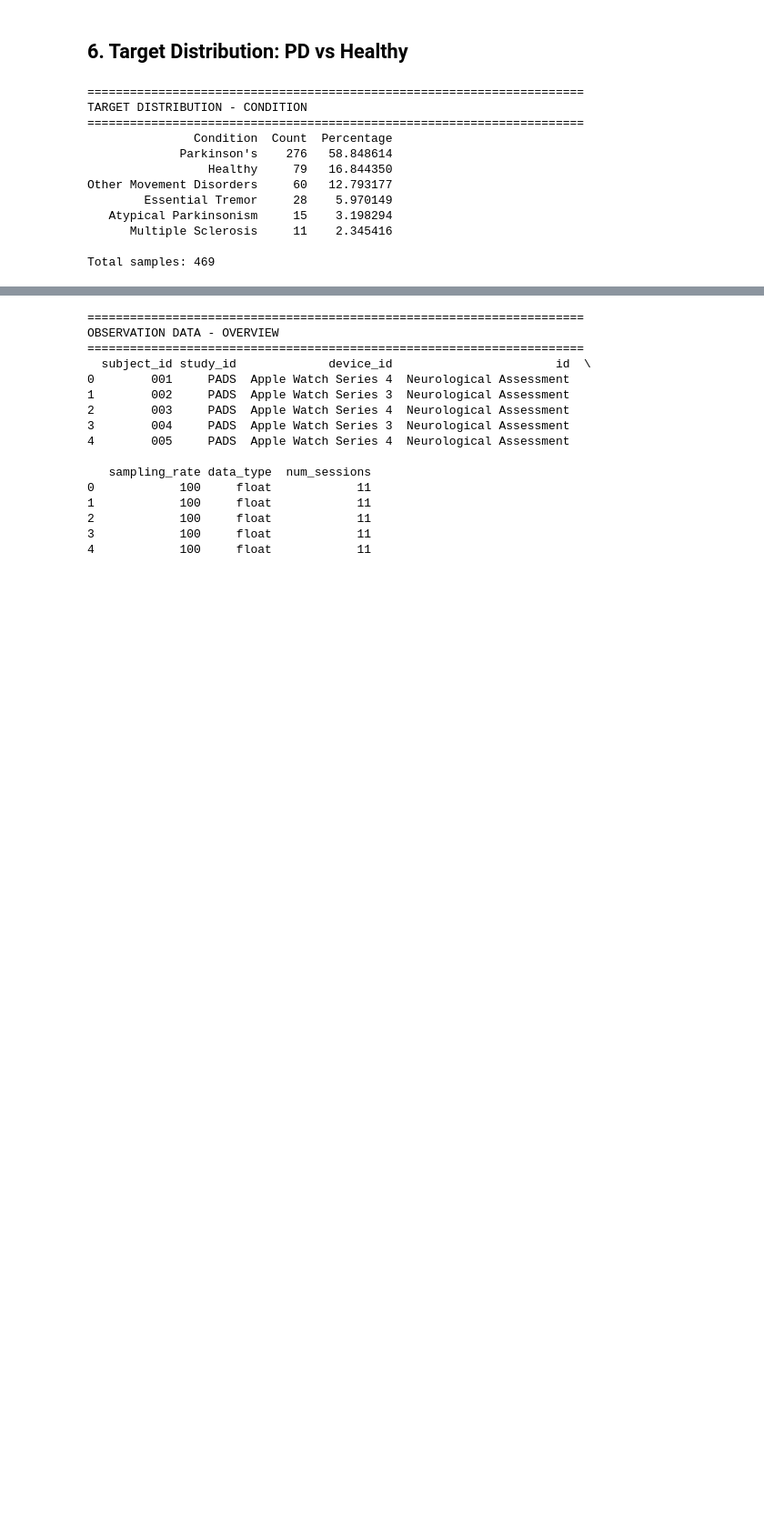
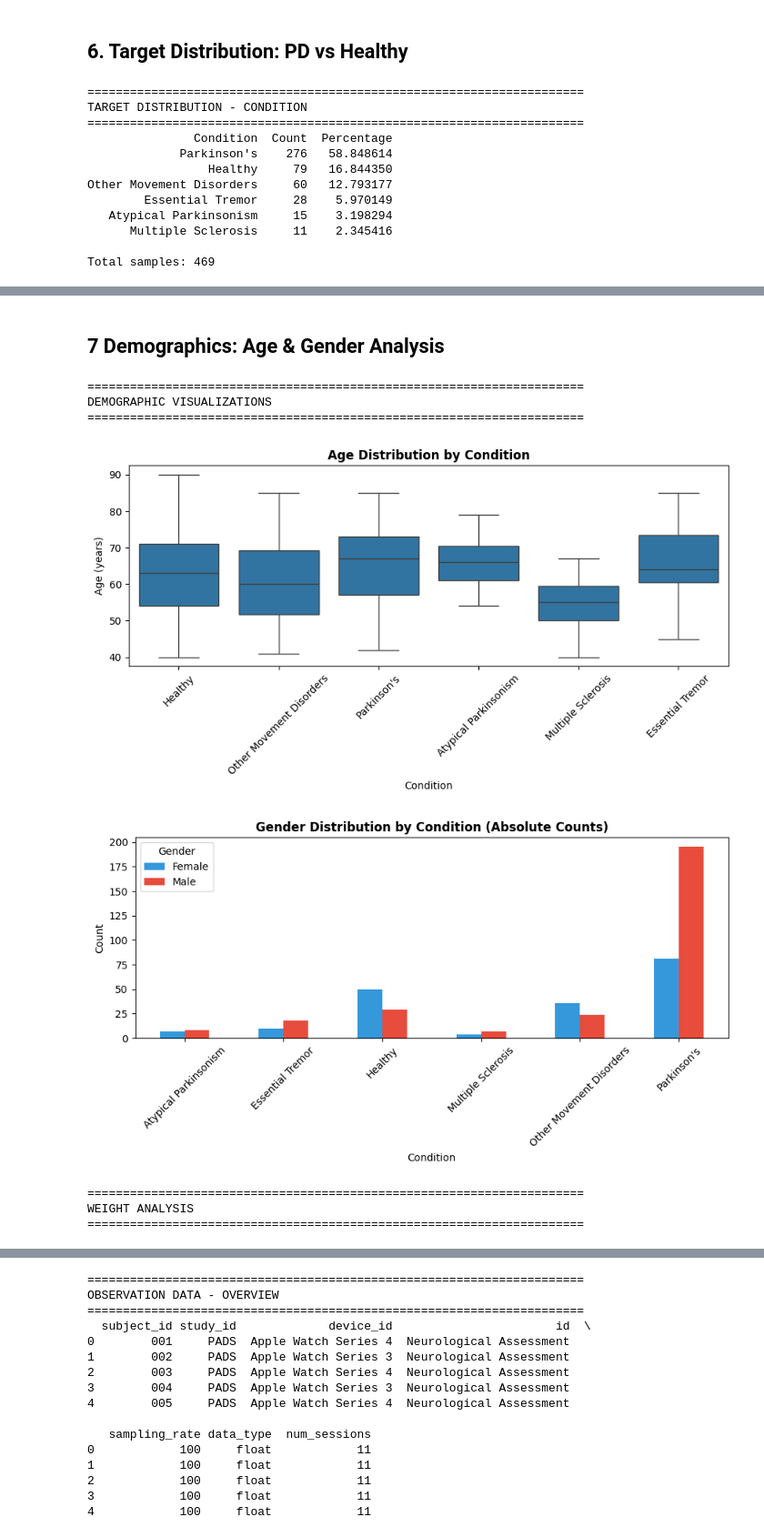
Before and after one commit to PaoloFabbri8/Behavioral-Health-Informatic-Project, a Jupyter notebook: notebooks/01_data_exploration/01_dataset_overview.ipynb, the cells around one changed output, grey strips where cells are left out. Shown at 91% size. Drawn from its saved outputs; the diff is of its cells as text; code cells hidden in the pictures; blank space fills up the shorter version.

Commit message:
Modified the feature engineering part
- Defined 3 feature subsets (Sensors, Questionnaires, Combined).
- Minor improvements to data exploration.

```diff
--- a/notebooks/01_data_exploration/01_dataset_overview.ipynb
+++ b/notebooks/01_data_exploration/01_dataset_overview.ipynb
@@ -237,0 +239,64 @@ plt.show()
+# %% [markdown]
+## 7 Demographics: Age & Gender Analysis
+# %%
+print("=" * 70)
+print("DEMOGRAPHIC VISUALIZATIONS")
+print("=" * 70)
+
+figures_dir = Path('../..') / 'results' / 'figures'
+figures_dir.mkdir(parents=True, exist_ok=True)
+
+# 1. Age distribution by condition (boxplot)
+fig, ax = plt.subplots(figsize=(9, 5))
+
+sns.boxplot(data=df_patients, x='condition', y='age', ax=ax)
+ax.set_title('Age Distribution by Condition', fontsize=12, fontweight='bold')
+ax.set_xlabel('Condition')
+ax.set_ylabel('Age (years)')
+ax.tick_params(axis='x', rotation=45)
+
+plt.tight_layout()
+plt.savefig(figures_dir / 'age_distribution_by_condition.png', dpi=180, bbox_inches='tight')
+plt.show()
+
+# 2. Gender distribution by condition (absolute counts)
+gender_counts = pd.crosstab(df_patients['condition'], df_patients['gender'])
+
+fig, ax = plt.subplots(figsize=(9, 5))
+
+gender_counts.plot(kind='bar', ax=ax, color=['#3498db', '#e74c3c'])
+ax.set_title('Gender Distribution by Condition (Absolute Counts)', fontsize=12, fontweight='bold')
+ax.set_xlabel('Condition')
+ax.set_ylabel('Count')
+ax.legend(title='Gender', labels=['Female', 'Male'])
+ax.tick_params(axis='x', rotation=45)
+
+plt.tight_layout()
+plt.savefig(figures_dir / 'gender_distribution_by_condition.png', dpi=180, bbox_inches='tight')
+plt.show()
+
+# 3. Weight analysis
+print("\n" + "=" * 70)
+print("WEIGHT ANALYSIS")
+print("=" * 70)
+
+fig, ax = plt.subplots(figsize=(9, 5))
+
+sns.boxplot(data=df_patients, x='condition', y='weight', ax=ax, palette='Set2')
+ax.set_title('Weight Distribution by Condition', fontsize=12, fontweight='bold')
+ax.set_xlabel('Condition')
+ax.set_ylabel('Weight (kg)')
+ax.tick_params(axis='x', rotation=45)
+
+plt.tight_layout()
+plt.savefig(figures_dir / 'weight_by_condition.png', dpi=180, bbox_inches='tight')
+plt.show()
+# %% [output]
+======================================================================
+DEMOGRAPHIC VISUALIZATIONS
+======================================================================
+[figure, added]
+[figure, added]
+======================================================================
+WEIGHT ANALYSIS
+======================================================================
```
Also changed, not shown: parts of 18 cells of this notebook, 9 other files.
